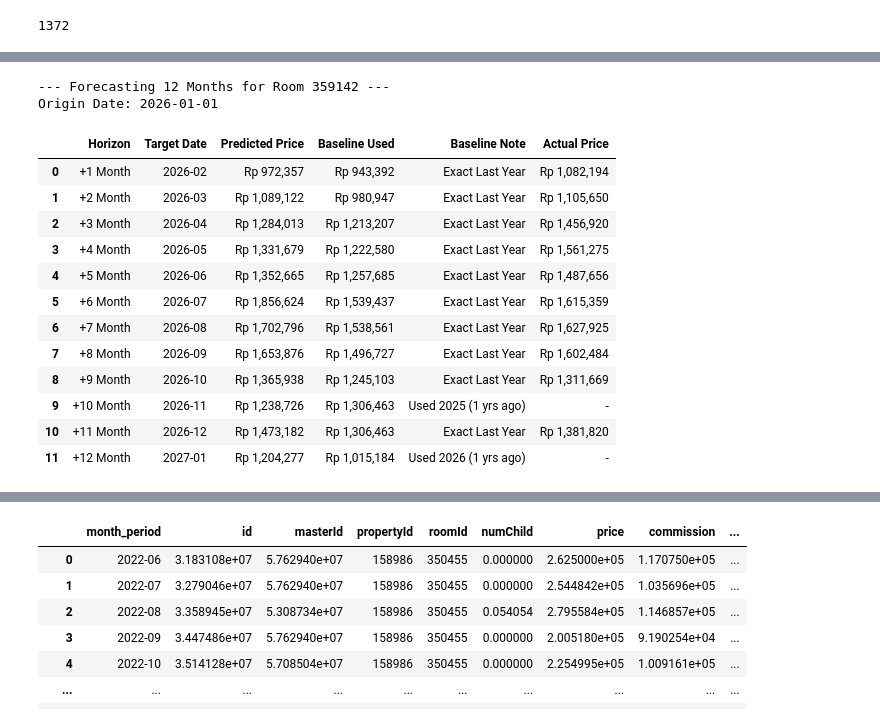
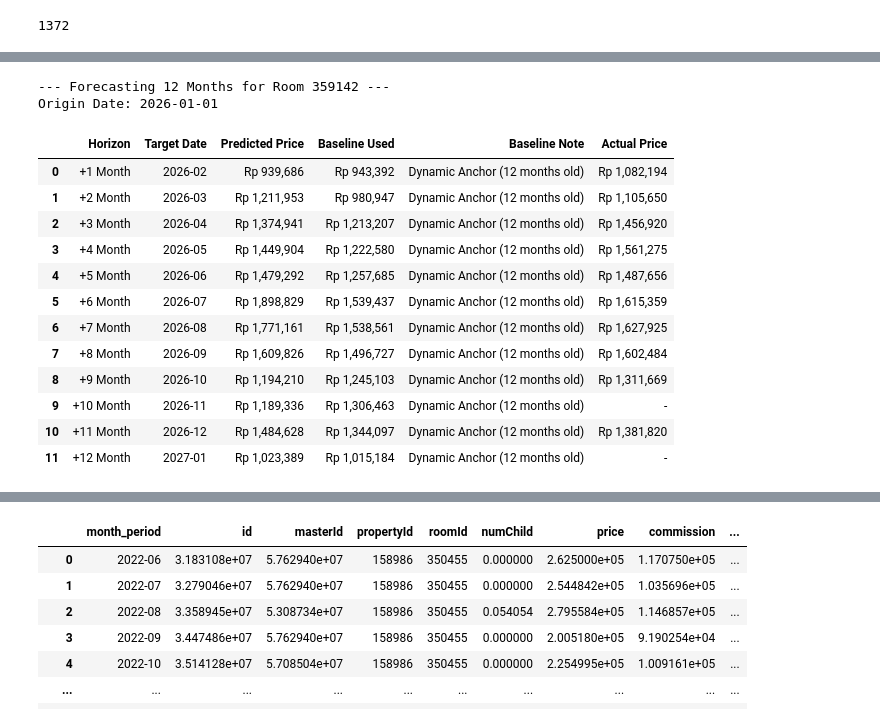
Before and after one commit to notnsas/hotel-demand-forecasting, a Jupyter notebook: notebooks/03_modeling.ipynb, the cells around one changed output, grey strips where cells are left out. Drawn from its saved outputs; the diff is of its cells as text; code cells hidden in the pictures.

Commit message:
Akhirnya model terbaik performa terbaik paling saat ini, ngelatih lebih banyak data buat sairi bungalow

```diff
--- a/notebooks/03_modeling.ipynb
+++ b/notebooks/03_modeling.ipynb
@@ -45,6 +97,7 @@ df.head()
 # %%
 df['price'] = df['price_per_day']
 df = df.drop('price_per_day', axis=1)
+df['date'] = pd.to_datetime(df['month_period'].astype(str))
 df.head()
 # %% [output]
 |  | month_period | id | masterId | propertyId | roomId | numChild | price | commission | ... |
@@ -55,0 +145,2 @@ df.head()
+# %%
+df.drop(columns=['date'], inplace=True)
@@ -55,0 +205,8 @@ df.head()
+# %%
+# Create a mask to remove the 'fake' or 'broken' 2023 data for specific properties
+# while keeping their 2024+ data and keeping everyone else's 2023 data.
+
+mask_to_remove = (data['propertyId'] == 243134) & (data['date'] < '2024-01-01')
+data = data[~mask_to_remove].reset_index(drop=True)
+
+print(f"Removed pre-2024 data for Sari Gili. Remaining rows: {len(data)}")
@@ -3378,3 +3548,6 @@ data = df
+# %%
+data = data[data["propertyId"] != 194837]
+# data = data[data["propertyId"] != 243134]
 # %%
 import numpy as np
 import pandas as pd
@@ -3859,7 +4476,7 @@ def predict_next_12_months(room_id, start_date, full_data, trained_models):
         if pd.api.types.is_period_dtype(df_master['month_period']):
             df_master['date'] = df_master['month_period'].dt.to_timestamp()
         else:
-            df_master['date'] = pd.to_datetime(df_master['month_period'])
+            df_master['date'] = pd.to_datetime(df_master['month_period'].astype(str))
     else:
         if pd.api.types.is_period_dtype(df_master['date']):
             df_master['date'] = df_master['date'].dt.to_timestamp()
@@ -3869,7 +4486,7 @@ def predict_next_12_months(room_id, start_date, full_data, trained_models):
     start_dt = pd.to_datetime(start_date)
 
     # ------------------------------------------------------------------
-    # 2. AUTO-PAD FUTURE DATES
+    # 2. AUTO-PAD FUTURE DATES (FIXED FORMATTING)
     # ------------------------------------------------------------------
     existing_dates = df_master[df_master['roomId'] == room_id]['date'].values
     target_dates = [start_dt + pd.DateOffset(months=h) for h in range(1, 13)]
@@ -3883,7 +4500,8 @@ def predict_next_12_months(room_id, start_date, full_data, trained_models):
             if pd.api.types.is_period_dtype(df_master['month_period']):
                 future_df['month_period'] = pd.Series(missing_dates).dt.to_period('M')
             else:
-                future_df['month_period'] = missing_dates
+                # 🚨 THE FIX: Force the future dates into clean "YYYY-MM" strings
+                future_df['month_period'] = [d.strftime('%Y-%m') for d in missing_dates]
 
         static_cols = ["propertyId", "room_cfg_room_type", "room_cfg_restriction_strategy",
                        "room_cfg_overbooking_protection", "room_cfg_unit_allocation", "room_cfg_tier"]
@@ -3941,11 +4559,11 @@ def predict_next_12_months(room_id, start_date, full_data, trained_models):
             # ----------------------------------------------------------
             # SMART FALLBACK ANCHOR LOGIC
             # ----------------------------------------------------------
-            anchor_val = inference_df["price_lag_12"].values[0]
-            baseline_note = "Exact Last Year"
+            # We use dynamic_anchor_price now instead of strictly price_lag_12
+            anchor_val = inference_df["dynamic_anchor_price"].values[0] if "dynamic_anchor_price" in inference_df.columns else np.nan
+            baseline_note = f"Dynamic Anchor ({inference_df['anchor_age_months'].values[0]} months old)" if "anchor_age_months" in inference_df.columns else "Unknown Anchor"
 
             if pd.isna(anchor_val):
-                # Fallback 1: Look for the SAME MONTH in ANY older year
                 hist_same_month = df_master[
                     (df_master['roomId'] == room_id) &
                     (df_master['date'].dt.month == target_dt.month) &
@@ -3956,9 +4574,8 @@ def predict_next_12_months(room_id, start_date, full_data, trained_models):
                 if not hist_same_month.empty:
                     anchor_val = hist_same_month['price'].values[-1]
                     fallback_year = hist_same_month['date'].dt.year.values[-1]
-                    baseline_note = f"Used {fallback_year} ({target_dt.year - fallback_year} yrs ago)"
+                    baseline_note = f"Manual Fallback: {fallback_year}"
                 else:
-                    # Fallback 2: Look for the absolute LAST KNOWN PRICE for this room
                     all_hist = df_master[
                         (df_master['roomId'] == room_id) &
                         (df_master['date'] < target_dt) &
@@ -3967,14 +4584,13 @@ def predict_next_12_months(room_id, start_date, full_data, trained_models):
 
                     if not all_hist.empty:
                         anchor_val = all_hist['price'].values[-1]
-                        baseline_note = "Used Last Known Price"
+                        baseline_note = "Manual Fallback: Last Known Price"
                     else:
                         print(f"Month {h} ({target_dt.strftime('%Y-%m')}): Room has ZERO historical data. Skipping.")
                         continue
 
-                # Patch the missing feature so LightGBM doesn't predict purely on NaN
-                if 'price_lag_12' in X_infer.columns:
-                    X_infer['price_lag_12'] = anchor_val
+                if 'dynamic_anchor_price' in X_infer.columns:
+                    X_infer['dynamic_anchor_price'] = anchor_val
 
             # D. Predict
             pred_diff = model.predict(X_infer)
@@ -4000,43 +4616,43 @@ def predict_next_12_months(room_id, start_date, full_data, trained_models):
             print(f"Error on Horizon {h}: {e}")
 
     # ------------------------------------------------------------------
     # 4. PRINT RESULTS
     # ------------------------------------------------------------------
     result_df = pd.DataFrame(results)
 
     if not result_df.empty:
         display(result_df.style.set_properties(**{'text-align': 'right'}))
     else:
         print("No predictions could be generated.")
 
     return result_df
 # ==========================================
 # HOW TO USE IT
 # ==========================================
 # Example: Predict the entirety of 2025 by setting the origin to Dec 2024.
 # (This means h=1 is Jan 2025, h=2 is Feb 2025... up to h=12 which is Dec 2025)
 
 predicted_df = predict_next_12_months(
     # room_id=359142,
     # room_id=359135,
     room_id=359142,
     start_date='2026-01-01',
     full_data=data,
-    trained_models=trained_models
+    trained_models=final_production_models
 )
 # %% [output]
 --- Forecasting 12 Months for Room 359142 ---
 Origin Date: 2026-01-01
 |  | Horizon | Target Date | Predicted Price | Baseline Used | Baseline Note | Actual Price |
-| 0 | +1 Month | 2026-02 | Rp 972,357 | Rp 943,392 | Exact Last Year | Rp 1,082,194 |
-| 1 | +2 Month | 2026-03 | Rp 1,089,122 | Rp 980,947 | Exact Last Year | Rp 1,105,650 |
-| 2 | +3 Month | 2026-04 | Rp 1,284,013 | Rp 1,213,207 | Exact Last Year | Rp 1,456,920 |
-| 3 | +4 Month | 2026-05 | Rp 1,331,679 | Rp 1,222,580 | Exact Last Year | Rp 1,561,275 |
-| 4 | +5 Month | 2026-06 | Rp 1,352,665 | Rp 1,257,685 | Exact Last Year | Rp 1,487,656 |
-| 5 | +6 Month | 2026-07 | Rp 1,856,624 | Rp 1,539,437 | Exact Last Year | Rp 1,615,359 |
-| 6 | +7 Month | 2026-08 | Rp 1,702,796 | Rp 1,538,561 | Exact Last Year | Rp 1,627,925 |
-| 7 | +8 Month | 2026-09 | Rp 1,653,876 | Rp 1,496,727 | Exact Last Year | Rp 1,602,484 |
-| 8 | +9 Month | 2026-10 | Rp 1,365,938 | Rp 1,245,103 | Exact Last Year | Rp 1,311,669 |
-| 9 | +10 Month | 2026-11 | Rp 1,238,726 | Rp 1,306,463 | Used 2025 (1 yrs ago) | - |
-| 10 | +11 Month | 2026-12 | Rp 1,473,182 | Rp 1,306,463 | Exact Last Year | Rp 1,381,820 |
-| 11 | +12 Month | 2027-01 | Rp 1,204,277 | Rp 1,015,184 | Used 2026 (1 yrs ago) | - |
+| 0 | +1 Month | 2026-02 | Rp 939,686 | Rp 943,392 | Dynamic Anchor (12 months old) | Rp 1,082,194 |
+| 1 | +2 Month | 2026-03 | Rp 1,211,953 | Rp 980,947 | Dynamic Anchor (12 months old) | Rp 1,105,650 |
+| 2 | +3 Month | 2026-04 | Rp 1,374,941 | Rp 1,213,207 | Dynamic Anchor (12 months old) | Rp 1,456,920 |
+| 3 | +4 Month | 2026-05 | Rp 1,449,904 | Rp 1,222,580 | Dynamic Anchor (12 months old) | Rp 1,561,275 |
+| 4 | +5 Month | 2026-06 | Rp 1,479,292 | Rp 1,257,685 | Dynamic Anchor (12 months old) | Rp 1,487,656 |
+| 5 | +6 Month | 2026-07 | Rp 1,898,829 | Rp 1,539,437 | Dynamic Anchor (12 months old) | Rp 1,615,359 |
+| 6 | +7 Month | 2026-08 | Rp 1,771,161 | Rp 1,538,561 | Dynamic Anchor (12 months old) | Rp 1,627,925 |
+| 7 | +8 Month | 2026-09 | Rp 1,609,826 | Rp 1,496,727 | Dynamic Anchor (12 months old) | Rp 1,602,484 |
+| 8 | +9 Month | 2026-10 | Rp 1,194,210 | Rp 1,245,103 | Dynamic Anchor (12 months old) | Rp 1,311,669 |
+| 9 | +10 Month | 2026-11 | Rp 1,189,336 | Rp 1,306,463 | Dynamic Anchor (12 months old) | - |
+| 10 | +11 Month | 2026-12 | Rp 1,484,628 | Rp 1,344,097 | Dynamic Anchor (12 months old) | Rp 1,381,820 |
+| 11 | +12 Month | 2027-01 | Rp 1,023,389 | Rp 1,015,184 | Dynamic Anchor (12 months old) | - |
```
Also changed, not shown: parts of 17 cells of this notebook, 1 other file.
